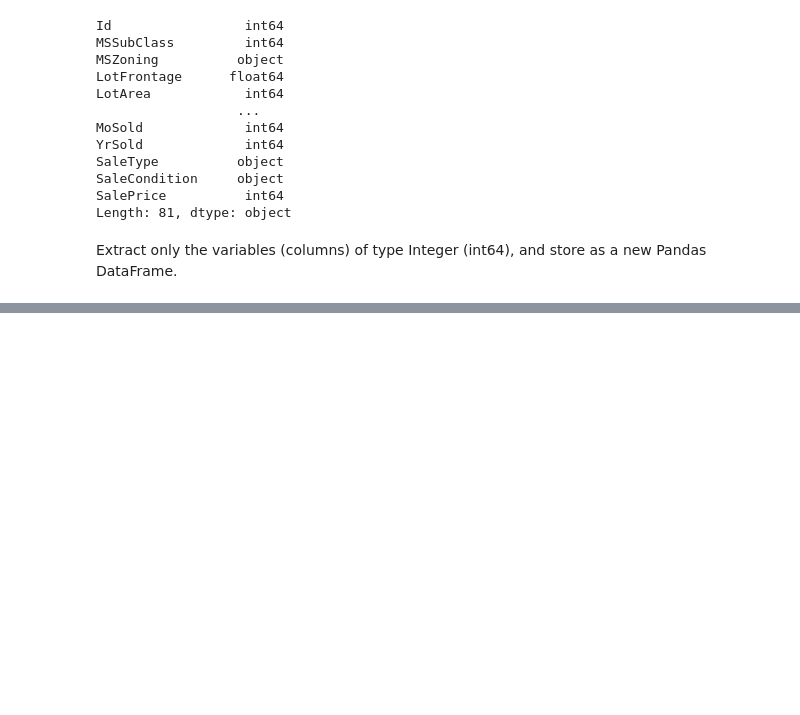
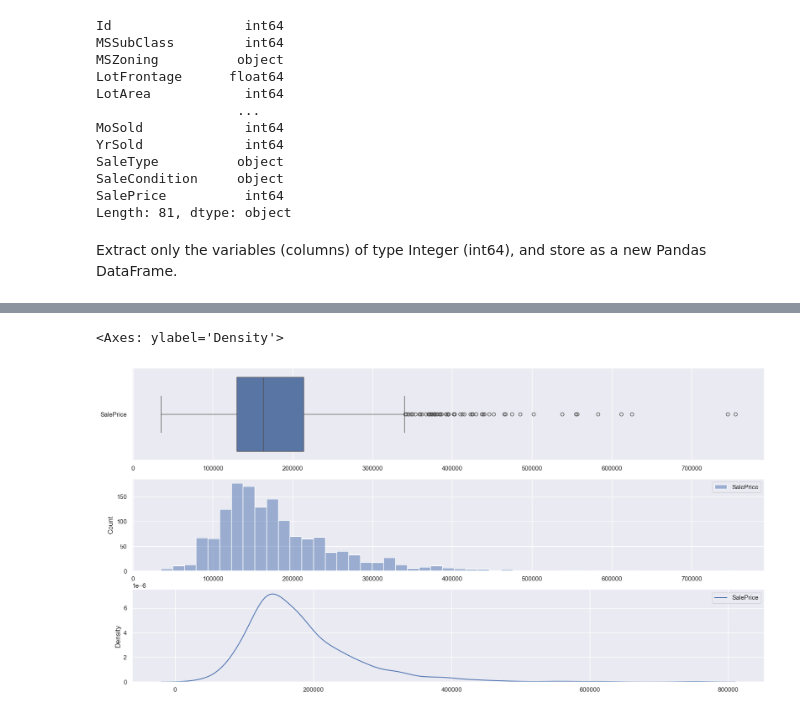
Before and after one commit to AjayVijayanand/MyCSJournalAJVJ, a Jupyter notebook: UniDays/Volume2_IE0005/Volume3_HousePrices/HousePricesWeek3.ipynb, the cells around one changed output, grey strips where cells are left out. Cells and saved outputs as stored; diff of their text form; code cells hidden in the pictures; blank space fills up the shorter version.

```diff
--- a/UniDays/Volume2_IE0005/Volume3_HousePrices/HousePricesWeek3.ipynb
+++ b/UniDays/Volume2_IE0005/Volume3_HousePrices/HousePricesWeek3.ipynb
@@ -50,4 +42,2 @@ Extract only the variables (columns) of type Integer (int64), and store as a new
 # %%
-int_houseprice = pd.DataFrame(houseprice.select_dtypes('int64'))
-clean_houseprice = int_houseprice.drop(columns=['Id', 'MSSubClass', 'OverallQual', 'OverallCond', 'YearBuilt', 'YearRemodAdd', 'BsmtFinSF1', 'BsmtFinSF2', 'BsmtUnfSF'], axis='1')
-clean_houseprice
+clean_houseprice = int_houseprice.drop(columns=['Id', 'MSSubClass', 'OverallQual', 'OverallCond', 'YearBuilt', 'YearRemodAdd', 'BsmtFinSF1', 'BsmtFinSF2', 'BsmtUnfSF', 'LowQualFinSF', 'BsmtFullBath', 'BsmtHalfBath', 'FullBath', 'HalfBath', 'BedroomAbvGr', 'KitchenAbvGr', 'TotRmsAbvGrd', 'Fireplaces', 'GarageCars', 'MoSold', 'YrSold'], axis='1')
@@ -72,0 +46,3 @@ ValueError: Need to specify at least one of 'labels', 'index' or 'columns'
+# %%
+SalesPrices = pd.DataFrame(clean_houseprice['SalePrice'])
+SalesPrices.describe()
@@ -72,0 +59,8 @@ ValueError: Need to specify at least one of 'labels', 'index' or 'columns'
+# %%
+g, axes = plt.subplots(3, 1, figsize=(20, 10))
+sb.boxplot(data = SalesPrices, orient = "h", ax = axes[0])
+sb.histplot(data = SalesPrices, ax = axes[1])
+sb.kdeplot(data = SalesPrices, ax = axes[2])
+# %% [output]
+<Axes: ylabel='Density'>
+[figure, added]
```
Also changed, not shown: parts of 17 cells of this notebook.
